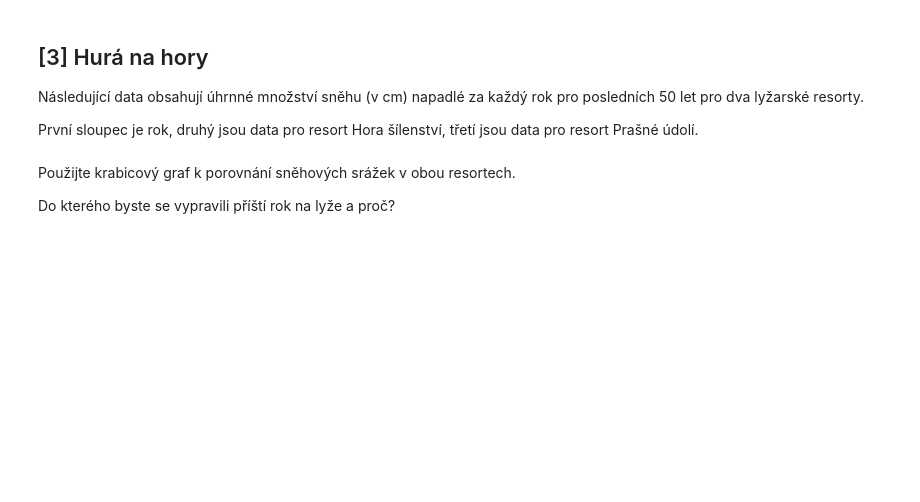
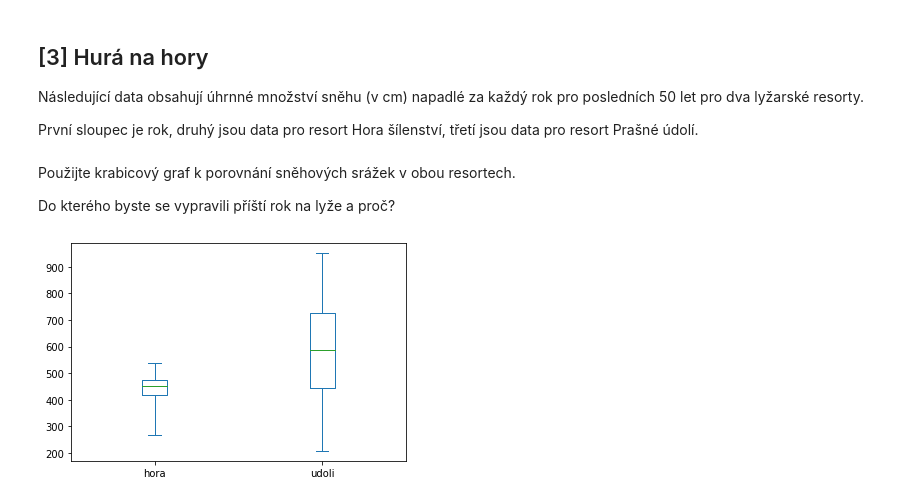
Before and after one commit to andywaltlova/python-1-podzim-2022, a Jupyter notebook: reseni-cviceni/12-vizualizace.ipynb, the cells around one changed output. Saved outputs shown, nothing was run; the diff lists cells and outputs as text; code cells hidden in the pictures; blank space fills up the shorter version.

```diff
--- a/reseni-cviceni/12-vizualizace.ipynb
+++ b/reseni-cviceni/12-vizualizace.ipynb
@@ -49,3 +147,8 @@ První sloupec je rok, druhý jsou data pro resort Hora šílenství, třetí js
 Použijte krabicový graf k porovnání sněhových srážek v obou resortech.
 
 Do kterého byste se vypravili příští rok na lyže a proč?
+# %%
+snihdf.plot(kind='box', whis=[0, 100])
+plt.show()
+# %% [output]
+[figure, added]
```
Also changed, not shown: parts of 6 cells of this notebook, 1 other file.
